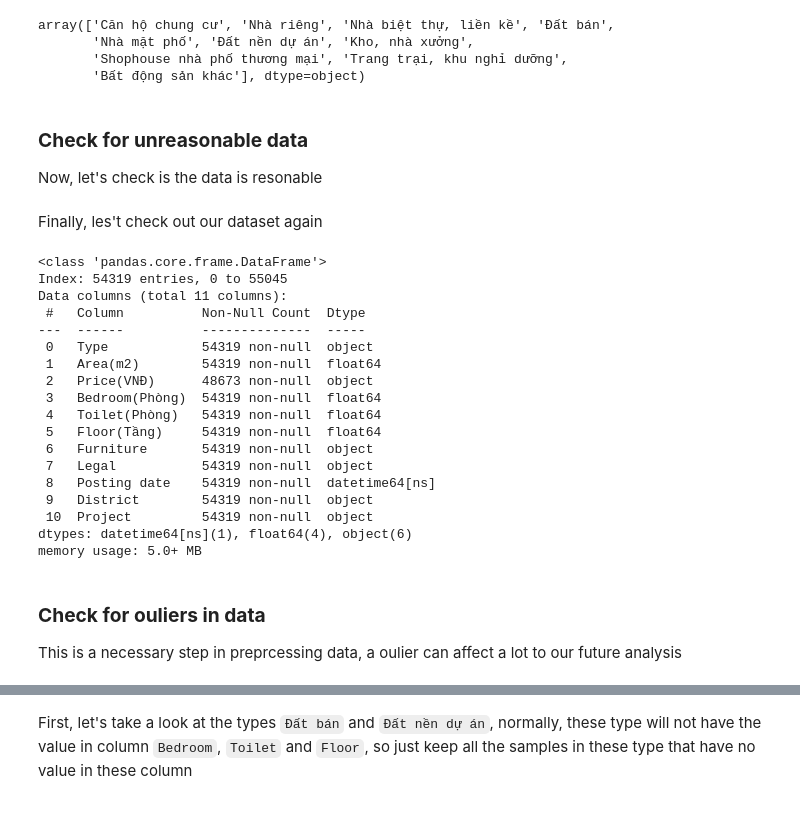
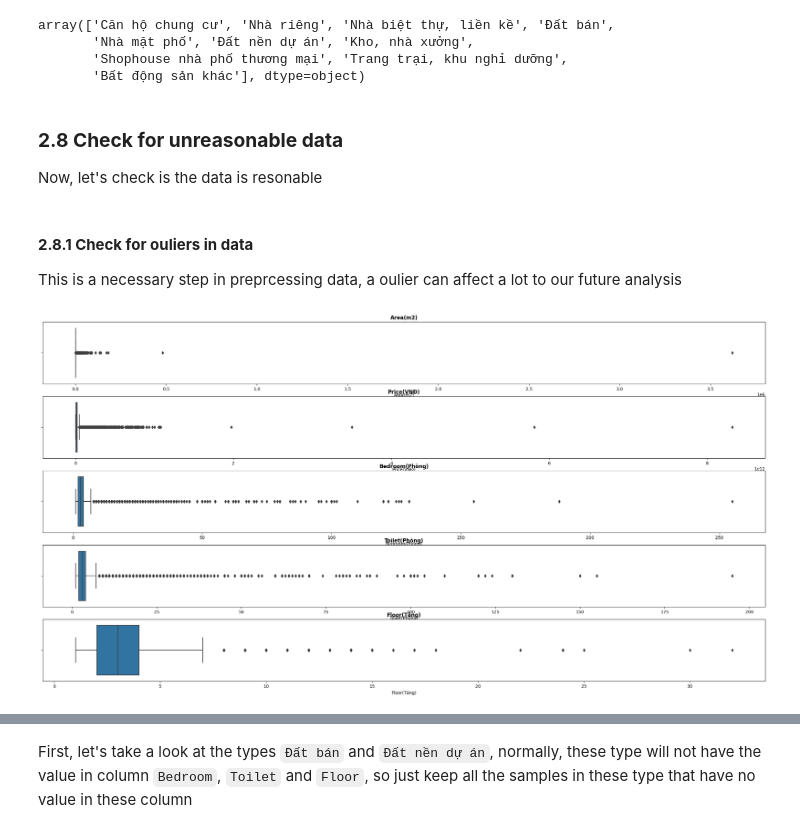
Before and after one commit to bonkh/I2DS_Final_Project, a Jupyter notebook: Notebook/Phase0.2_Preprocessing_for_sale.ipynb, the cells around one changed output, grey strips where cells are left out. Drawn from its saved outputs; the diff is of its cells as text; code cells hidden in the pictures.

```diff
--- a/Notebook/Phase0.2_Preprocessing_for_sale.ipynb
+++ b/Notebook/Phase0.2_Preprocessing_for_sale.ipynb
@@ -522,8 +496,0 @@ As we discuss above, with the `Bedroom`, `Toilet`, `Floor` columns are not the a
-# %%
-replace_nan_types = ['Đất nền dự án', 'Đất bán', 'Trang trại, khu nghỉ dưỡng']
-columns = ['Bedroom(Phòng)', 'Toilet(Phòng)', 'Floor(Tầng)']
-
-for col in columns:
-    mask = real_estate_for_sale_df['Type'].isin(replace_nan_types)
-    real_estate_for_sale_df.loc[mask, col] = real_estate_for_sale_df.loc[mask, col].fillna(-1)
-    real_estate_for_sale_df.loc[~mask , col] = real_estate_for_sale_df.loc[ ~mask, col].fillna(round(real_estate_for_sale_df.loc[~mask, col].mean(),0))
@@ -563,37 +509,14 @@ array(['Căn hộ chung cư', 'Nhà riêng', 'Nhà biệt thự, liền kề', '
        'Shophouse nhà phố thương mại', 'Trang trại, khu nghỉ dưỡng',
        'Bất động sản khác'], dtype=object)
 # %%
-unique_types = ['Kho, nhà xưởng', 'Shophouse nhà phố thương mại', 'Trang trại, khu nghỉ dưỡng', 'Bất động sản khác']
+deleted_types = ['Kho, nhà xưởng', 'Shophouse nhà phố thương mại', 'Trang trại, khu nghỉ dưỡng', 'Bất động sản khác']
 
-real_estate_for_sale_df = real_estate_for_sale_df[~real_estate_for_sale_df['Type'].isin(unique_types)]
+real_estate_for_sale_df = real_estate_for_sale_df[~real_estate_for_sale_df['Type'].isin(deleted_types)]
 real_estate_for_sale_df.drop(columns=['Direction', 'Expiry date', 'Ad type', 'Ad code', 'Address'], inplace= True)
 # %% [markdown]
-### **Check for unreasonable data**
+### **2.8 Check for unreasonable data**
 Now, let's check is the data is resonable
-# %% [markdown]
-Finally, les't check out our dataset again
-# %%
-real_estate_for_sale_df.info()
-# %% [output]
-<class 'pandas.core.frame.DataFrame'>
-Index: 54319 entries, 0 to 55045
-Data columns (total 11 columns):
- #   Column          Non-Null Count  Dtype
----  ------          --------------  -----
- 0   Type            54319 non-null  object
- 1   Area(m2)        54319 non-null  float64
- 2   Price(VNĐ)      48673 non-null  object
- 3   Bedroom(Phòng)  54319 non-null  float64
- 4   Toilet(Phòng)   54319 non-null  float64
- 5   Floor(Tầng)     54319 non-null  float64
- 6   Furniture       54319 non-null  object
- 7   Legal           54319 non-null  object
- 8   Posting date    54319 non-null  datetime64[ns]
- 9   District        54319 non-null  object
- 10  Project         54319 non-null  object
-dtypes: datetime64[ns](1), float64(4), object(6)
-memory usage: 5.0+ MB
 # %% [markdown]
-### **Check for ouliers in data**
+#### **2.8.1 Check for ouliers in data**
 
 This is a necessary step in preprcessing data, a oulier can affect a lot to our future analysis
@@ -600 +527,14 @@ This is a necessary step in preprcessing data, a oulier can affect a lot to our
+# %%
+columns_to_plot = ['Area(m2)', 'Price(VNĐ)', 'Bedroom(Phòng)', 'Toilet(Phòng)', 'Floor(Tầng)']
+
+fig, axes = plt.subplots(nrows=5, ncols=1, figsize=(30, 15))
+
+
+for i, column in enumerate(columns_to_plot):
+    sns.boxplot(x = real_estate_for_sale_df[column], ax=axes[i])
+    axes[i].set_title(column, fontweight = 'bold')
+
+plt.show()
+# %% [output]
+[figure, added]
 # %%
```
Also changed, not shown: parts of 37 cells of this notebook, 3 other files.
